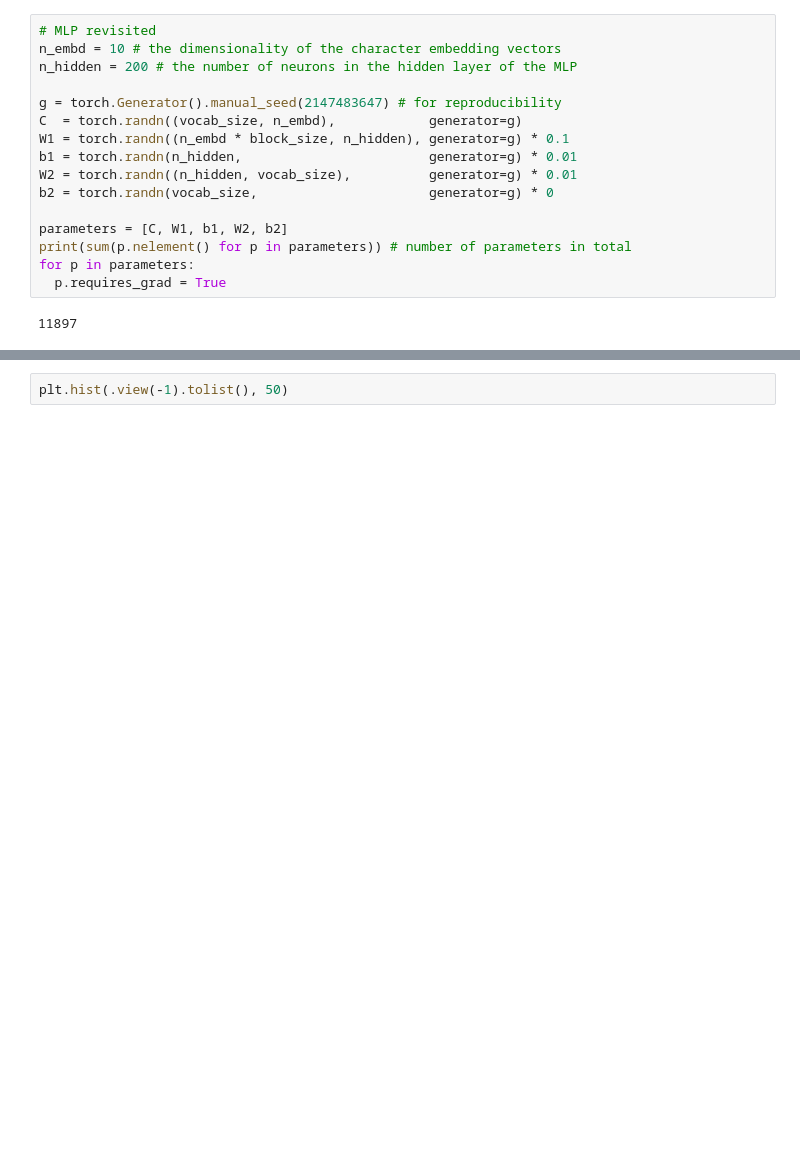
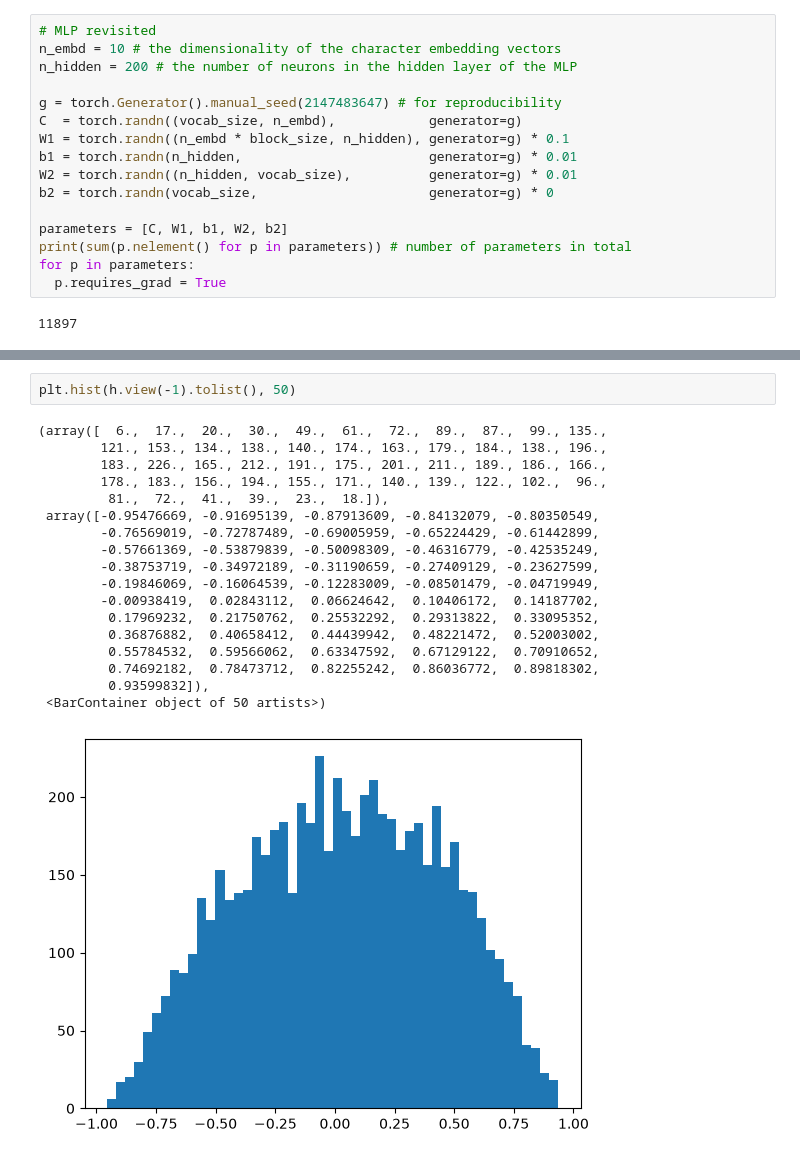
Before and after one commit to uday-kocherla/language_model_from_scratch, a Jupyter notebook: RNN_language_model.ipynb, the cells around one changed output, grey strips where cells are left out. Drawn from its saved outputs; the diff is of its cells as text; blank space fills up the shorter version.

Commit message:
played around the gaussian curve for efficient initial weights setting for NN

```diff
--- a/RNN_language_model.ipynb
+++ b/RNN_language_model.ipynb
@@ -146,5 +144,24 @@ plt.hist(h.view(-1).tolist(), 50)
 # %%
-plt.hist(.view(-1).tolist(), 50)
+plt.hist(h.view(-1).tolist(), 50)
+# %% [output]
+(array([  6.,  17.,  20.,  30.,  49.,  61.,  72.,  89.,  87.,  99., 135.,
+        121., 153., 134., 138., 140., 174., 163., 179., 184., 138., 196.,
+        183., 226., 165., 212., 191., 175., 201., 211., 189., 186., 166.,
+        178., 183., 156., 194., 155., 171., 140., 139., 122., 102.,  96.,
+         81.,  72.,  41.,  39.,  23.,  18.]),
+ array([-0.95476669, -0.91695139, -0.87913609, -0.84132079, -0.80350549,
+        -0.76569019, -0.72787489, -0.69005959, -0.65224429, -0.61442899,
+        -0.57661369, -0.53879839, -0.50098309, -0.46316779, -0.42535249,
+        -0.38753719, -0.34972189, -0.31190659, -0.27409129, -0.23627599,
+        -0.19846069, -0.16064539, -0.12283009, -0.08501479, -0.04719949,
+        -0.00938419,  0.02843112,  0.06624642,  0.10406172,  0.14187702,
+         0.17969232,  0.21750762,  0.25532292,  0.29313822,  0.33095352,
+         0.36876882,  0.40658412,  0.44439942,  0.48221472,  0.52003002,
+         0.55784532,  0.59566062,  0.63347592,  0.67129122,  0.70910652,
+         0.74692182,  0.78473712,  0.82255242,  0.86036772,  0.89818302,
+         0.93599832]),
+ <BarContainer object of 50 artists>)
+[figure, added]
 # %%
 plt.plot(lossi)
 # %% [output]
```
Also changed, not shown: parts of 6 cells of this notebook.
